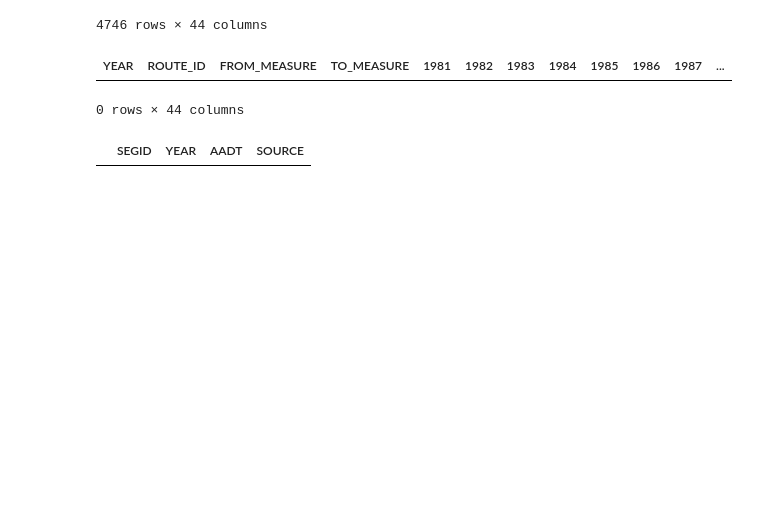
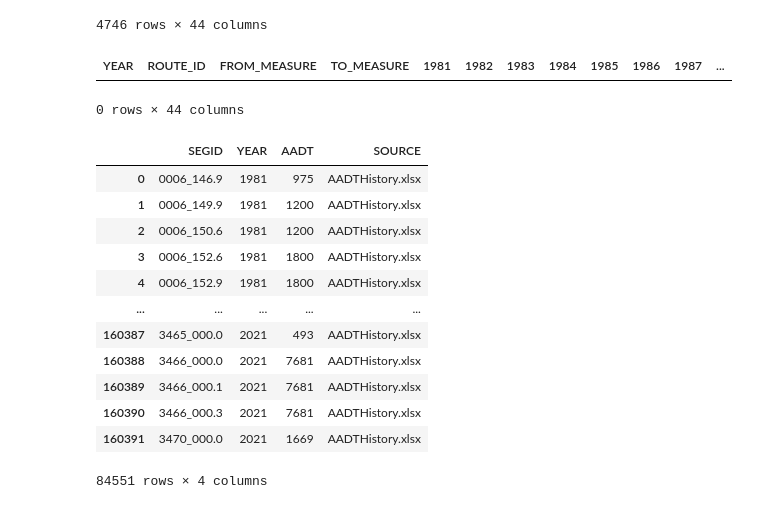
Before and after one commit to WFRCAnalytics/Traffic-Volume-Forecasts, a Jupyter notebook: 1-Get-Historic-Data-and-Previous-Forecasts.ipynb, the cells around one changed output. Drawn from its saved outputs; the diff is of its cells as text; code cells hidden in the pictures; blank space fills up the shorter version.

```diff
--- a/1-Get-Historic-Data-and-Previous-Forecasts.ipynb
+++ b/1-Get-Historic-Data-and-Previous-Forecasts.ipynb
@@ -200,40 +253,56 @@ display(dfAADT_duplicates)
 | YEAR | ROUTE_ID | FROM_MEASURE | TO_MEASURE | 1981 | 1982 | 1983 | 1984 | 1985 | 1986 | 1987 | ... |
 0 rows × 44 columns
 # %%
-# join based on route and then filter with between
+# JOIN DATA BACK TO SEGMENTS FILE AND FILTER WITH MIDPOINT_MP BETWEEN BMP AND EMP
+
+# filter by plan area
+_df = gdfSegments[gdfSegments['PLANAREA'].isin(filterPlanArea)].copy()
 
 # calculate midpoint for
-gdfPaSegments['MIDPOINT_MP'] = (gdfPaSegments['BMP'] + gdfPaSegments['EMP']) / 2
-gdfPaSegments['ROUTE_ID'] = gdfPaSegments['SEGID'].str.split('_').str[0]
-display(gdfPaSegments.head(5))
+_df['MIDPOINT_MP'] = (_df['BMP'] + _df['EMP']) / 2
+_df['ROUTE_ID'] = _df['SEGID'].str.split('_').str[0]
 
 # get only data needed to join
-dfPaSegments = gdfPaSegments[['SEGID','ROUTE_ID','MIDPOINT_MP']]
+_df = _df[['SEGID','ROUTE_ID','MIDPOINT_MP']]
 
 # create temp dataframe to merge to segments data
-_df = pd.DataFrame.merge(dfPaSegments, dfAADT_filtered, on='ROUTE_ID')
+_df2 = pd.DataFrame.merge(_df, dfAADT_filtered, on='ROUTE_ID')
 
 # filter for only segments with midpoints between AADT FROM_MEASURE and TO_MEASURE
-_df = _df[_df['MIDPOINT_MP'].between(_df['FROM_MEASURE'],_df['TO_MEASURE'])]
+_df2 = _df2[_df2['MIDPOINT_MP'].between(_df2['FROM_MEASURE'],_df2['TO_MEASURE'])]
 
 # give me only columns with years
-cols_to_keep = [col for col in df.columns if str(col).isdigit() and 1981 <= int(col) <= 2021]
+cols_to_keep = [col for col in _df2.columns if str(col).isdigit() and 1981 <= int(col) <= 2021]
 
 # filter by only segid and columns with years
-_df = _df[['SEGID']+cols_to_keep]
+_df2 = _df2[['SEGID']+cols_to_keep]
 
 # melt to make table long
-_df = _df.melt(id_vars='SEGID',var_name="YEAR",value_name='AADT')
+_df2 = _df2.melt(id_vars='SEGID',var_name="YEAR",value_name='AADT')
 
 # convert AADT to int
-_df['AADT'] = _df['AADT'].astype(int)
+_df2['AADT'] = _df2['AADT'].astype(int)
 
 # add source
-_df['SOURCE'] = 'Manually Join to Historic Data'
+_df2['SOURCE'] = fnExcelAADTHistory.split('/')[-1]
 
 # filter out an zero data
-_df = _df[_df['AADT']>0]
+_df2 = _df2[_df2['AADT']>0]
 
-_df
+dfAadtFromHistoric = _df2
+
+dfAadtFromHistoric
 # %% [output]
 |  | SEGID | YEAR | AADT | SOURCE |
+| 0 | 0006_146.9 | 1981 | 975 | AADTHistory.xlsx |
+| 1 | 0006_149.9 | 1981 | 1200 | AADTHistory.xlsx |
+| 2 | 0006_150.6 | 1981 | 1200 | AADTHistory.xlsx |
+| 3 | 0006_152.6 | 1981 | 1800 | AADTHistory.xlsx |
+| 4 | 0006_152.9 | 1981 | 1800 | AADTHistory.xlsx |
+| ... | ... | ... | ... | ... |
+| 160387 | 3465_000.0 | 2021 | 493 | AADTHistory.xlsx |
+| 160388 | 3466_000.0 | 2021 | 7681 | AADTHistory.xlsx |
+| 160389 | 3466_000.1 | 2021 | 7681 | AADTHistory.xlsx |
+| 160390 | 3466_000.3 | 2021 | 7681 | AADTHistory.xlsx |
+| 160391 | 3470_000.0 | 2021 | 1669 | AADTHistory.xlsx |
+84551 rows × 4 columns
```
Also changed, not shown: parts of 11 cells of this notebook.
